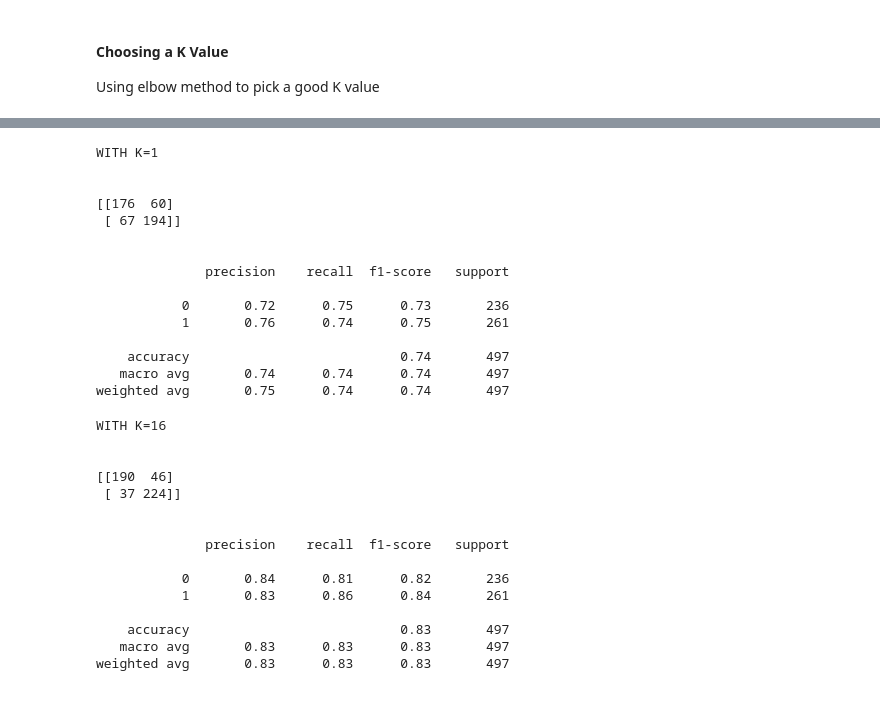
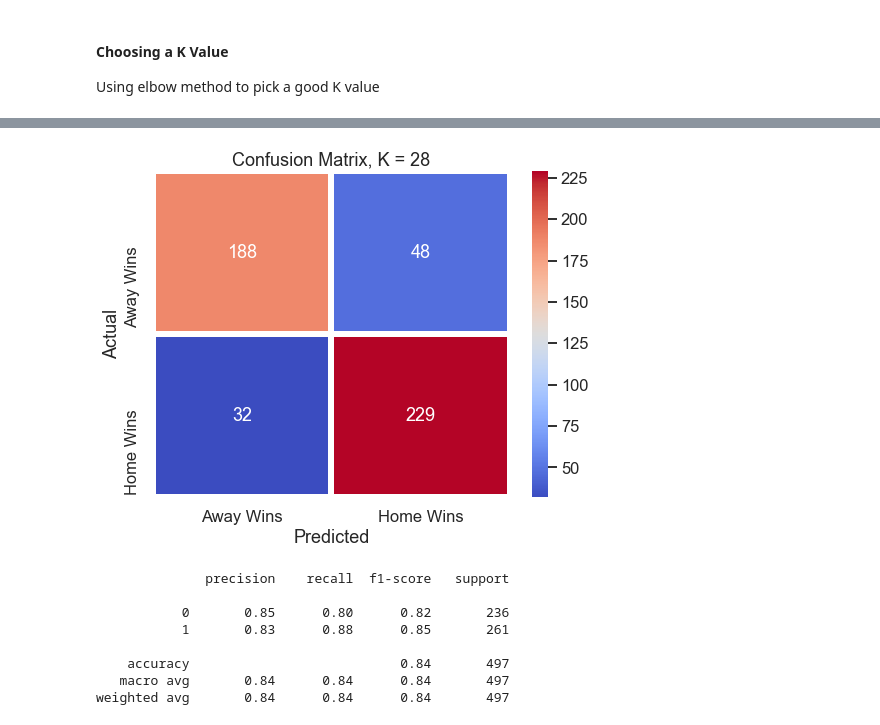
Before and after one commit to apainintheneck/nba-data-science, a Jupyter notebook: final_project.ipynb, the cells around one changed output, grey strips where cells are left out. Saved outputs shown, nothing was run; the diff lists cells and outputs as text; code cells hidden in the pictures.

```diff
--- a/final_project.ipynb
+++ b/final_project.ipynb
@@ -376,56 +382,27 @@ We can see that around K>16 the error rate just tends to hover around 0.16-0.18
-# %%
-# FIRST A QUICK COMPARISON TO OUR ORIGINAL K=1
-knn = KNeighborsClassifier(n_neighbors=1)
-
-knn.fit(X_train,y_train)
-pred = knn.predict(X_test)
-
-print('WITH K=1')
-print('\n')
-print(confusion_matrix(y_test,pred))
-print('\n')
-print(classification_report(y_test,pred))
-# %% [output]
-WITH K=1
-
-
-[[176  60]
- [ 67 194]]
-
-
-              precision    recall  f1-score   support
-
-           0       0.72      0.75      0.73       236
-           1       0.76      0.74      0.75       261
-
-    accuracy                           0.74       497
-   macro avg       0.74      0.74      0.74       497
-weighted avg       0.75      0.74      0.74       497
 # %%
-# NOW WITH K=16
-knn = KNeighborsClassifier(n_neighbors=16)
+# NOW WITH Best K value
+best_k = error_rate.index(min(error_rate)) + 1 #Use K value with min error rate
+knn = KNeighborsClassifier(n_neighbors=best_k)
 
 knn.fit(X_train,y_train)
 pred = knn.predict(X_test)
-
-print('WITH K=16')
-print('\n')
-print(confusion_matrix(y_test,pred))
-print('\n')
-print(classification_report(y_test,pred))
-# %% [output]
-WITH K=16
-
-
-[[190  46]
- [ 37 224]]
-
-
-              precision    recall  f1-score   support
-
-           0       0.84      0.81      0.82       236
-           1       0.83      0.86      0.84       261
-
-    accuracy                           0.83       497
-   macro avg       0.83      0.83      0.83       497
-weighted avg       0.83      0.83      0.83       497
+# %%
+sns.heatmap(confusion_matrix(y_test,pred), annot=True, fmt='d', cmap='coolwarm',
+            linewidth=5, xticklabels=['Away Wins', 'Home Wins'],
+            yticklabels=['Away Wins', 'Home Wins'])
+plt.xlabel('Predicted')
+plt.ylabel('Actual')
+plt.title('Confusion Matrix, K = {}'.format(best_k));
+# %% [output]
+[figure, added]
+# %%
+print(classification_report(y_test,pred))
+# %% [output]
+              precision    recall  f1-score   support
+
+           0       0.85      0.80      0.82       236
+           1       0.83      0.88      0.85       261
+
+    accuracy                           0.84       497
+   macro avg       0.84      0.84      0.84       497
+weighted avg       0.84      0.84      0.84       497
```
Also changed, not shown: parts of 7 cells of this notebook.
